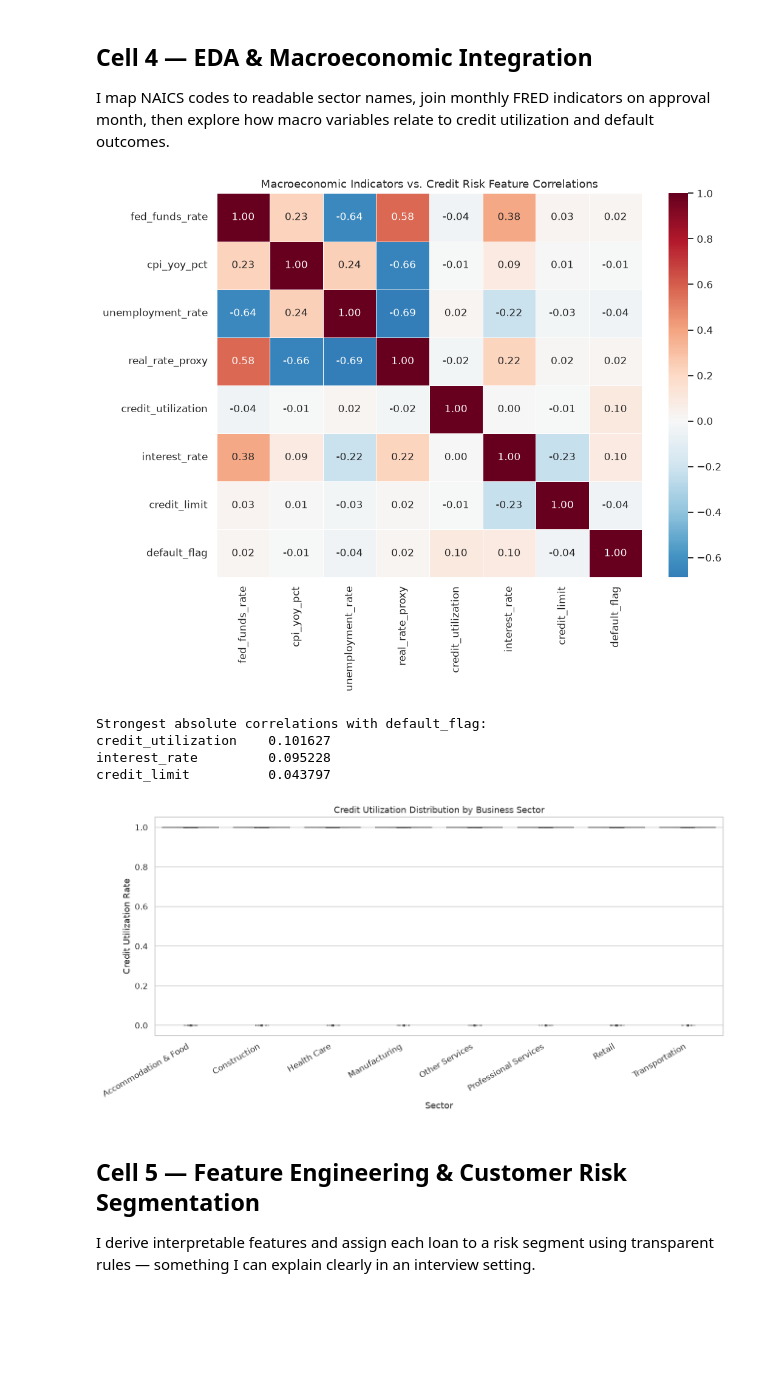
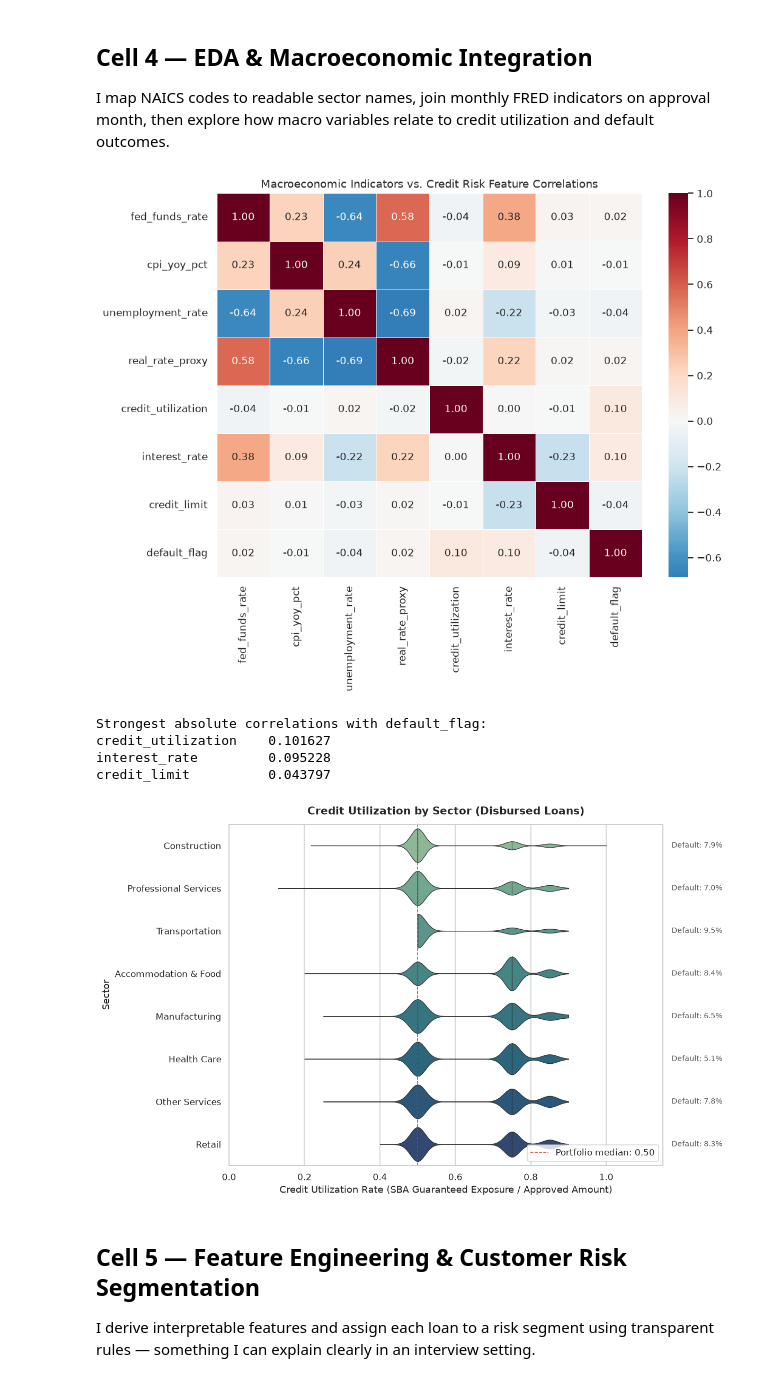
Before and after one commit to MarkusTsui/small-business-credit-predictive-analytics, a Jupyter notebook: credit_analytics_pipeline.ipynb, the cells around one changed output. Drawn from its saved outputs; the diff is of its cells as text; code cells hidden in the pictures; blank space fills up the shorter version.

```diff
--- a/credit_analytics_pipeline.ipynb
+++ b/credit_analytics_pipeline.ipynb
@@ -290,45 +290,85 @@ df_clean = df_clean.merge(macro_for_join, left_on='approval_month', right_on='mo
 
 # --- Plot 1: Correlation heatmap ---
 corr_cols = [
     'fed_funds_rate', 'cpi_yoy_pct', 'unemployment_rate', 'real_rate_proxy',
     'credit_utilization', 'interest_rate', 'credit_limit', 'default_flag'
 ]
 corr_matrix = df_clean[corr_cols].corr()
 
 fig, ax = plt.subplots(figsize=(10, 8))
 sns.heatmap(corr_matrix, annot=True, fmt='.2f', cmap='RdBu_r', center=0, linewidths=0.5, ax=ax)
 ax.set_title('Macroeconomic Indicators vs. Credit Risk Feature Correlations')
 plt.tight_layout()
 plt.savefig(IMAGE_DIR / 'plot1_correlation_heatmap.png', dpi=150, bbox_inches='tight')
 plt.show()
 
 top_default_corr = corr_matrix['default_flag'].drop('default_flag').abs().sort_values(ascending=False).head(3)
 print('Strongest absolute correlations with default_flag:')
 print(top_default_corr.to_string())
 
-# --- Plot 2: Utilization boxplot by sector ---
+# --- Plot 2: Sector utilization patterns (disbursed loans) ---
+# Binary disbursement flags collapse to 0/1; guarantee exposure ratio shows real cross-sector spread.
 top_sectors = df_clean['sector_name'].value_counts().head(8).index.tolist()
-sector_df = df_clean[df_clean['sector_name'].isin(top_sectors)].copy()
+sector_df = df_clean[
+    df_clean['sector_name'].isin(top_sectors) & (df_clean['amount_disbursed'] > 0)
+].copy()
+sector_df['exposure_utilization'] = (
+    sector_df['sba_guaranteed'] / sector_df['credit_limit']
+).clip(0, 1)
 
-fig, ax = plt.subplots(figsize=(12, 6))
-order = sector_df.groupby('sector_name')['credit_utilization'].median().sort_values(ascending=False).index
-sns.boxplot(data=sector_df, x='sector_name', y='credit_utilization', order=order, ax=ax, fliersize=2)
-sns.stripplot(data=sector_df.sample(min(2000, len(sector_df)), random_state=RANDOM_STATE),
-              x='sector_name', y='credit_utilization', order=order, color='0.25', alpha=0.15, size=2, ax=ax)
-ax.set_title('Credit Utilization Distribution by Business Sector')
-ax.set_xlabel('Sector')
-ax.set_ylabel('Credit Utilization Rate')
-plt.xticks(rotation=30, ha='right')
+sector_order = (
+    sector_df.groupby('sector_name')['exposure_utilization']
+    .median()
+    .sort_values()
+    .index
+)
+
+sector_defaults = (
+    sector_df.groupby('sector_name')['default_flag']
+    .mean()
+    .reindex(sector_order)
+)
+
+fig, ax = plt.subplots(figsize=(11, 7))
+palette = sns.color_palette('crest', n_colors=len(sector_order))
+sns.violinplot(
+    data=sector_df,
+    y='sector_name',
+    x='exposure_utilization',
+    order=sector_order,
+    orient='h',
+    inner='quartile',
+    palette=palette,
+    cut=0,
+    linewidth=0.8,
+    ax=ax,
+)
+
+for idx, sector in enumerate(sector_order):
+    dr = sector_defaults.loc[sector] * 100
+    ax.text(
+        1.02, idx, f'Default: {dr:.1f}%',
+        va='center', ha='left', fontsize=9, color='#555555',
+        transform=ax.get_yaxis_transform(), clip_on=False,
+    )
+
+ax.set_title('Credit Utilization by Sector (Disbursed Loans)', fontsize=13, fontweight='bold', pad=12)
+ax.set_xlabel('Credit Utilization Rate (SBA Guaranteed Exposure / Approved Amount)')
+ax.set_ylabel('Sector')
+ax.set_xlim(0, 1.15)
+ax.axvline(sector_df['exposure_utilization'].median(), color='#c0392b', linestyle='--', linewidth=1,
+           label=f'Portfolio median: {sector_df["exposure_utilization"].median():.2f}')
+ax.legend(loc='lower right', frameon=True)
 plt.tight_layout()
 plt.savefig(IMAGE_DIR / 'plot2_utilization_boxplot.png', dpi=150, bbox_inches='tight')
 plt.show()
 # %% [output]
 [figure]
 Strongest absolute correlations with default_flag:
 credit_utilization    0.101627
 interest_rate         0.095228
 credit_limit          0.043797
-[figure, old version]
+[figure, new version]
 # %% [markdown]
 ## Cell 5 — Feature Engineering & Customer Risk Segmentation
 
```
Also changed, not shown: 2 other files.
